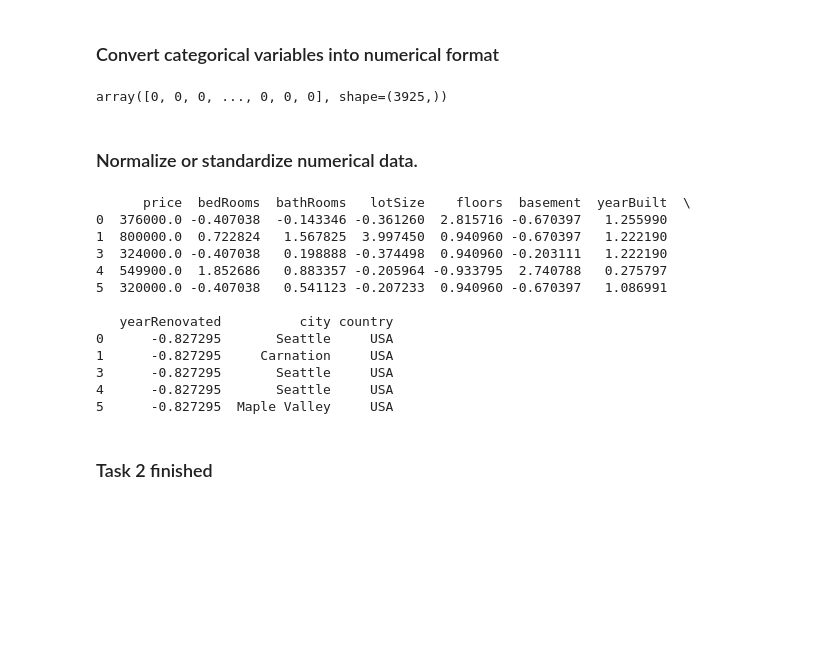
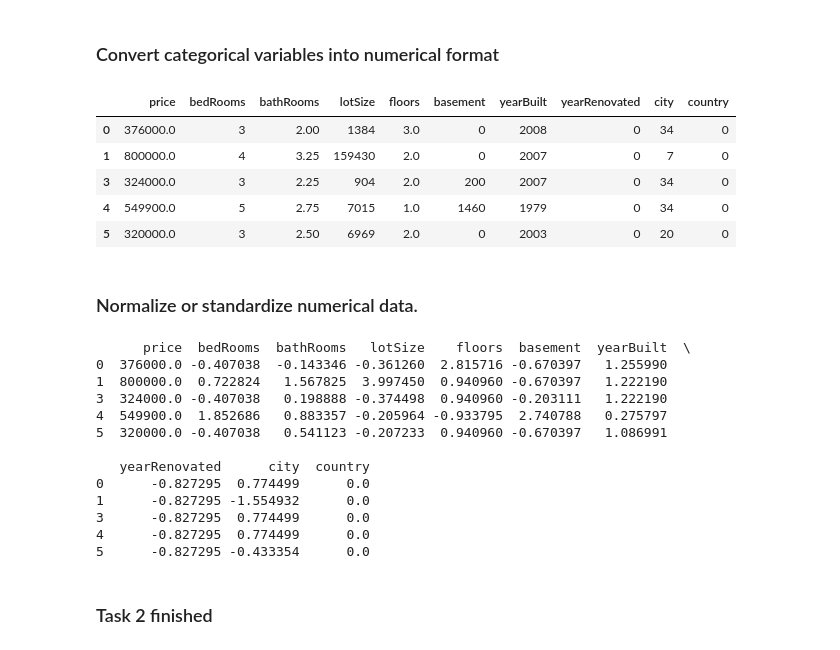
Before and after one commit to Muhammed-tech1/codveda_intern, a Jupyter notebook: EDA.ipynb, the cells around one changed output. Saved outputs shown, nothing was run; the diff lists cells and outputs as text; code cells hidden in the pictures; blank space fills up the shorter version.

```diff
--- a/EDA.ipynb
+++ b/EDA.ipynb
@@ -133,6 +153,9 @@ features = data[[
        'year_renovated',
        'city',
        'country']]
+# %%
+features['city'] = features['city'].astype(object)
+features['country'] = features['country'].astype(object)
 # %%
 # print the selected features
 features.head()
@@ -204,11 +227,22 @@ plt.show()
 ### Convert categorical variables into numerical format
 # %%
 # Encoding categorical variables
+categorical_cols = ['city', 'country']
+
 encoder = LabelEncoder()
-encoder.fit_transform(cleaned['city'])
-encoder.fit_transform(cleaned['country'])
+
+categorical_cols = ['city', 'country']
+for col in categorical_cols:
+    cleaned[col] = encoder.fit_transform(cleaned[col])
-# %% [output]
-array([0, 0, 0, ..., 0, 0, 0], shape=(3925,))
+# %%
+cleaned.head()
+# %% [output]
+|  | price | bedRooms | bathRooms | lotSize | floors | basement | yearBuilt | yearRenovated | city | country |
+| 0 | 376000.0 | 3 | 2.00 | 1384 | 3.0 | 0 | 2008 | 0 | 34 | 0 |
+| 1 | 800000.0 | 4 | 3.25 | 159430 | 2.0 | 0 | 2007 | 0 | 7 | 0 |
+| 3 | 324000.0 | 3 | 2.25 | 904 | 2.0 | 200 | 2007 | 0 | 34 | 0 |
+| 4 | 549900.0 | 5 | 2.75 | 7015 | 1.0 | 1460 | 1979 | 0 | 34 | 0 |
+| 5 | 320000.0 | 3 | 2.50 | 6969 | 2.0 | 0 | 2003 | 0 | 20 | 0 |
 # %% [markdown]
 ### Normalize or standardize numerical data.
 # %%
@@ -216,12 +250,12 @@ array([0, 0, 0, ..., 0, 0, 0], shape=(3925,))
 scaler = StandardScaler()
 cleaned[['bedRooms', 'bathRooms',
          'lotSize', 'floors', 'basement',
-       'yearBuilt', 'yearRenovated', #'city',
-       #'country'
+       'yearBuilt', 'yearRenovated', 'city',
+       'country'
        ]] = scaler.fit_transform(cleaned[['bedRooms', 'bathRooms',
          'lotSize', 'floors', 'basement',
-       'yearBuilt', 'yearRenovated', #'city',
-       #'country'
+       'yearBuilt', 'yearRenovated', 'city',
+       'country'
        ]])
 print(cleaned.head())
 # %% [output]
@@ -232,12 +266,12 @@ print(cleaned.head())
 4  549900.0  1.852686   0.883357 -0.205964 -0.933795  2.740788   0.275797
 5  320000.0 -0.407038   0.541123 -0.207233  0.940960 -0.670397   1.086991
 
-   yearRenovated          city country
-0      -0.827295       Seattle     USA
-1      -0.827295     Carnation     USA
-3      -0.827295       Seattle     USA
-4      -0.827295       Seattle     USA
-5      -0.827295  Maple Valley     USA
+   yearRenovated      city  country
+0      -0.827295  0.774499      0.0
+1      -0.827295 -1.554932      0.0
+3      -0.827295  0.774499      0.0
+4      -0.827295  0.774499      0.0
+5      -0.827295 -0.433354      0.0
 # %%
 # save the clean house data
 houseData = cleaned.to_csv("house_data.csv", index=False)
```
Also changed, not shown: parts of 1 cell of this notebook, 2 other files.
